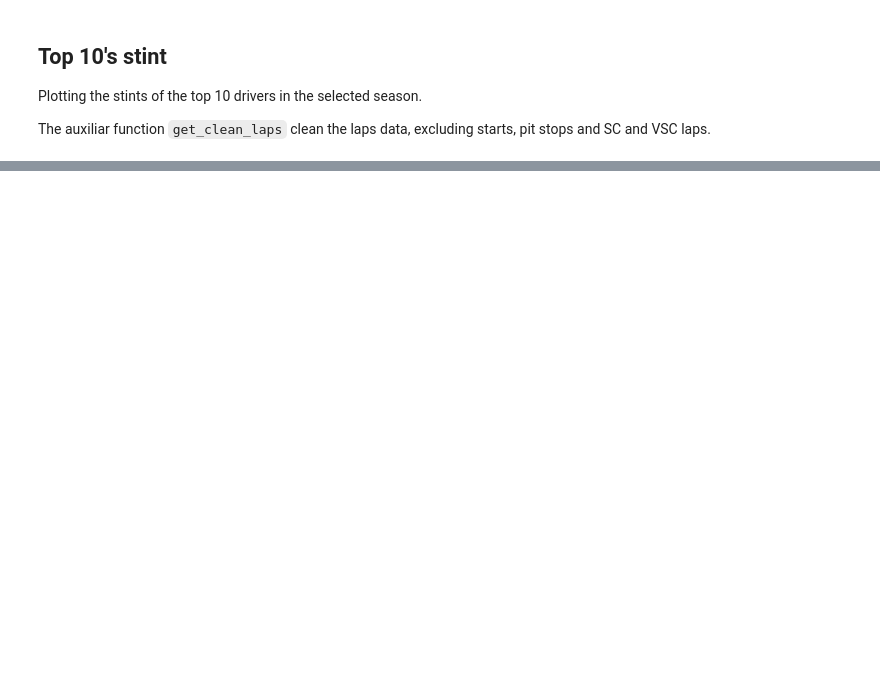
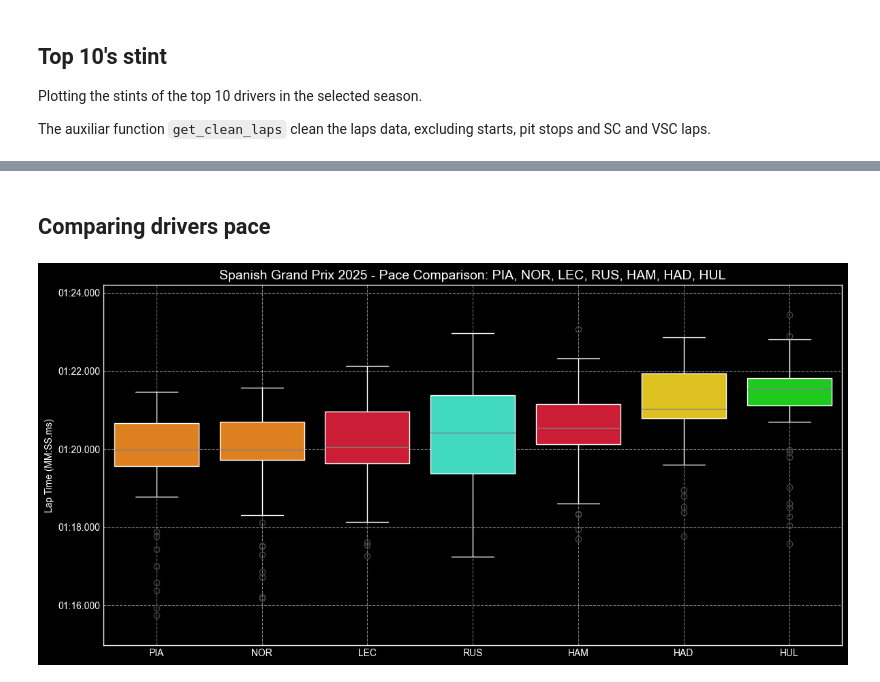
Before and after one commit to emipe09/strategyf1, a Jupyter notebook: index.ipynb, the cells around one changed output, grey strips where cells are left out. Cells and saved outputs as stored; diff of their text form; code cells hidden in the pictures; blank space fills up the shorter version.

```diff
--- a/index.ipynb
+++ b/index.ipynb
@@ -264,0 +388,75 @@ plt.show()
+# %% [markdown]
+## Comparing drivers pace
+# %%
+# 1. DATA PREPARATION (Fixing a typo in the list)
+# Corrected ' HAM' to 'HAM' (removed leading space)
+# Note: 'HAD' is not a standard F1 driver abbreviation and will likely not find any data.
+selected_drivers = ['NOR', 'PIA', 'RUS', 'LEC', 'HUL', 'HAM', 'HAD']
+driver_palette = {}
+selected_drivers_laps_dict = {}
+all_selected_drivers_laps_combined = pd.DataFrame()
+
+for driver in selected_drivers:
+    current_driver_laps = clean_laps[clean_laps['Driver'] == driver].copy()
+
+    if not current_driver_laps.empty:
+        selected_drivers_laps_dict[driver] = current_driver_laps
+        current_driver_laps['DriverAbbr'] = driver
+        all_selected_drivers_laps_combined = pd.concat([all_selected_drivers_laps_combined, current_driver_laps], ignore_index=True)
+    else:
+        print(f"No laps found for driver {driver}.")
+
+    # It's good practice to handle potential errors if a driver color isn't found
+    try:
+        color = fastf1.plotting.get_driver_color(driver, session=current_session)
+        driver_palette[driver] = color
+    except KeyError:
+        print(f"Could not find color for driver {driver}. Using black as default.")
+        driver_palette[driver] = '#000000' # Black default
+
+# 2. PLOTTING
+if all_selected_drivers_laps_combined.empty:
+    print("Combined DataFrame is empty. Box Plot cannot be generated. Check driver filtering.")
+else:
+    driver_order_for_plot = (
+        all_selected_drivers_laps_combined[["DriverAbbr", "LapTime_seconds"]]
+        .groupby("DriverAbbr")
+        .median()["LapTime_seconds"]
+        .sort_values()
+        .index.tolist()
+    )
+
+    fig, ax = plt.subplots(figsize=(12, 6))
+
+    sns.boxplot(
+        data=all_selected_drivers_laps_combined,
+        x="DriverAbbr",
+        y="LapTime_seconds",
+        hue="DriverAbbr",
+        order=driver_order_for_plot,
+        palette=driver_palette,
+        whiskerprops=dict(color="white"),
+        boxprops=dict(edgecolor="white"),
+        medianprops=dict(color="grey"),
+        capprops=dict(color="white"),
+        showfliers=True,
+        legend=False  # <--- FIX: This removes the redundant legend
+    )
+
+    title_drivers_str = ", ".join(driver_order_for_plot)
+    plt.title(f"{current_session.event['EventName']} {TARGET_YEAR} - Pace Comparison: {title_drivers_str}", fontsize=14)
+    plt.grid(visible=True, linestyle='--', alpha=0.5)
+    ax.set(xlabel=None, ylabel="Lap Time (MM:SS.ms)")
+
+    # Formatting the y-axis
+    ax.yaxis.set_major_formatter(FuncFormatter(lambda y, _: format_laptime_mmssms(y)))
+    min_time = all_selected_drivers_laps_combined['LapTime_seconds'].min()
+    max_time = all_selected_drivers_laps_combined['LapTime_seconds'].max()
+    margin = (max_time - min_time) * 0.1
+    ax.set_ylim(min_time - margin, max_time + margin)
+    ax.yaxis.set_major_locator(MultipleLocator(2))
+
+    plt.tight_layout()
+    plt.show()
+# %% [output]
+[figure, added]
```
Also changed, not shown: parts of 20 cells of this notebook, 1 other file.
